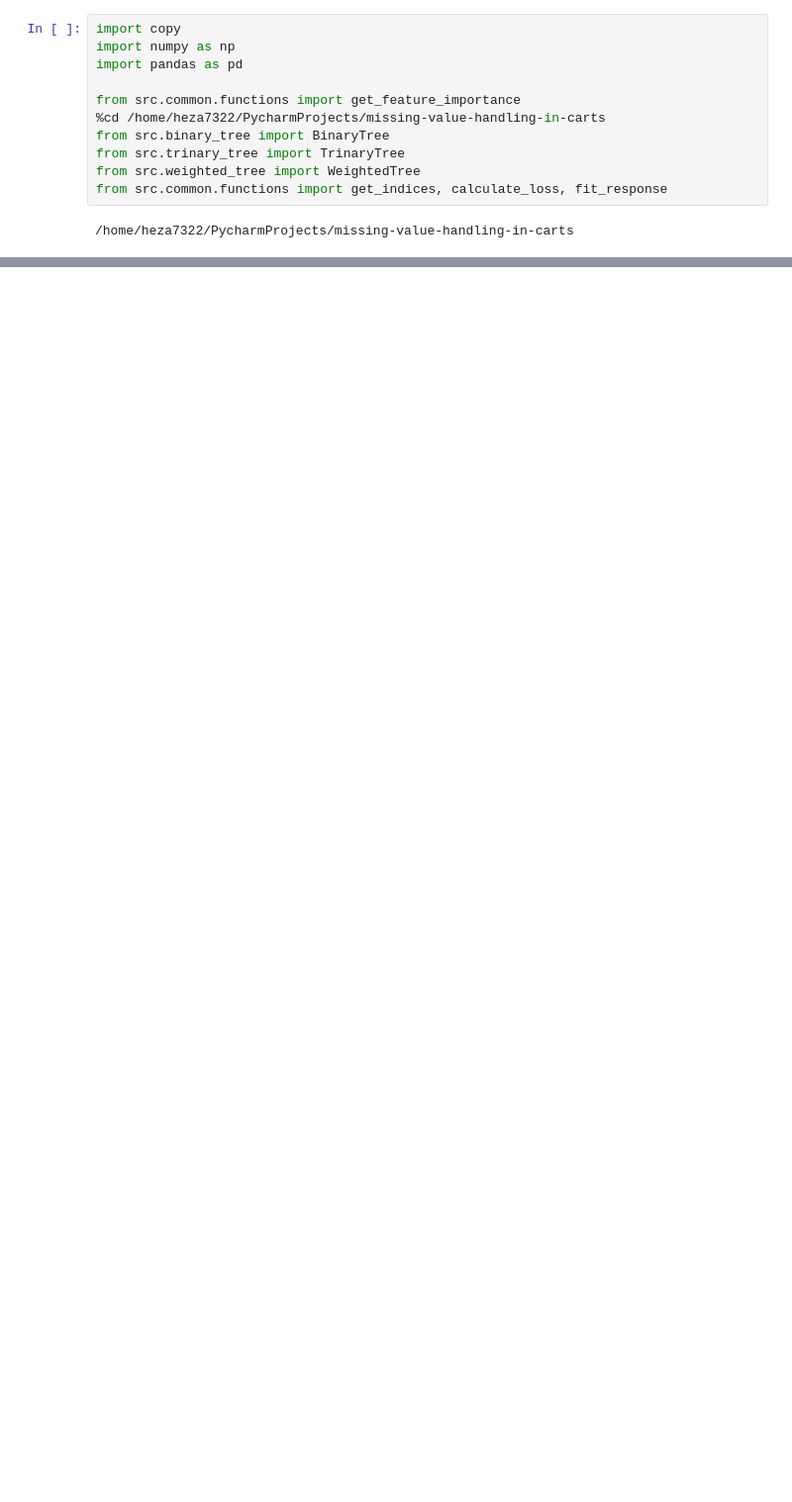
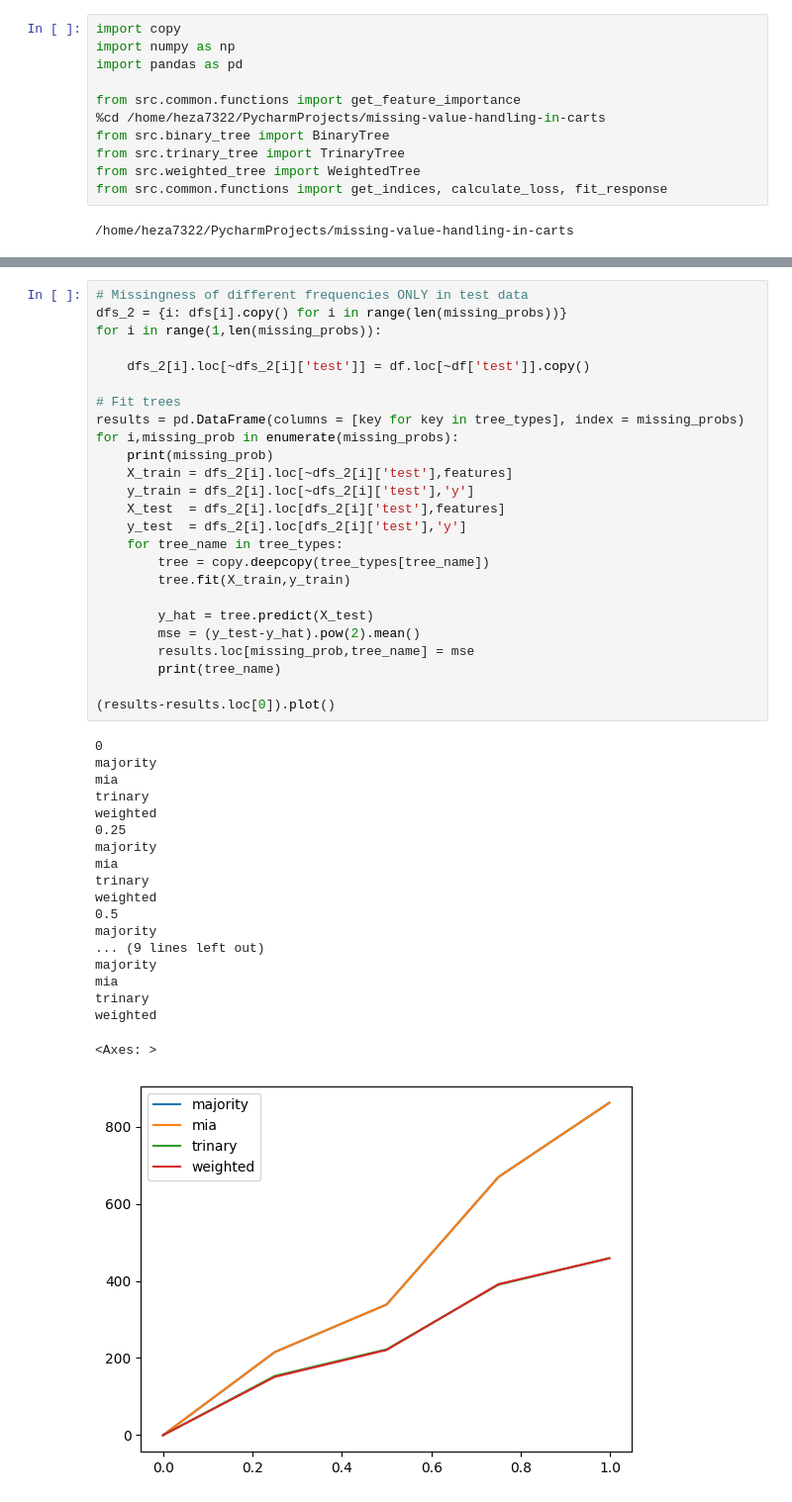
Before and after one commit to henningzakrisson/trinary-tree, a Jupyter notebook: example_notebooks/MCAR_examples.ipynb, the cells around one changed output, grey strips where cells are left out. Shown at 99% size. Saved outputs shown, nothing was run; the diff lists cells and outputs as text; blank space fills up the shorter version.

```diff
--- a/example_notebooks/MCAR_examples.ipynb
+++ b/example_notebooks/MCAR_examples.ipynb
@@ -99,0 +117,45 @@ results.plot()
+# %%
+# Missingness of different frequencies ONLY in test data
+dfs_2 = {i: dfs[i].copy() for i in range(len(missing_probs))}
+for i in range(1,len(missing_probs)):
+
+    dfs_2[i].loc[~dfs_2[i]['test']] = df.loc[~df['test']].copy()
+
+# Fit trees
+results = pd.DataFrame(columns = [key for key in tree_types], index = missing_probs)
+for i,missing_prob in enumerate(missing_probs):
+    print(missing_prob)
+    X_train = dfs_2[i].loc[~dfs_2[i]['test'],features]
+    y_train = dfs_2[i].loc[~dfs_2[i]['test'],'y']
+    X_test  = dfs_2[i].loc[dfs_2[i]['test'],features]
+    y_test  = dfs_2[i].loc[dfs_2[i]['test'],'y']
+    for tree_name in tree_types:
+        tree = copy.deepcopy(tree_types[tree_name])
+        tree.fit(X_train,y_train)
+
+        y_hat = tree.predict(X_test)
+        mse = (y_test-y_hat).pow(2).mean()
+        results.loc[missing_prob,tree_name] = mse
+        print(tree_name)
+
+(results-results.loc[0]).plot()
+# %% [output]
+0
+majority
+mia
+trinary
+weighted
+0.25
+majority
+mia
+trinary
+weighted
+0.5
+majority
+... (9 lines left out)
+majority
+mia
+trinary
+weighted
+<Axes: >
+[figure, added]
```
Also changed, not shown: parts of 5 cells of this notebook, 2 other files.
